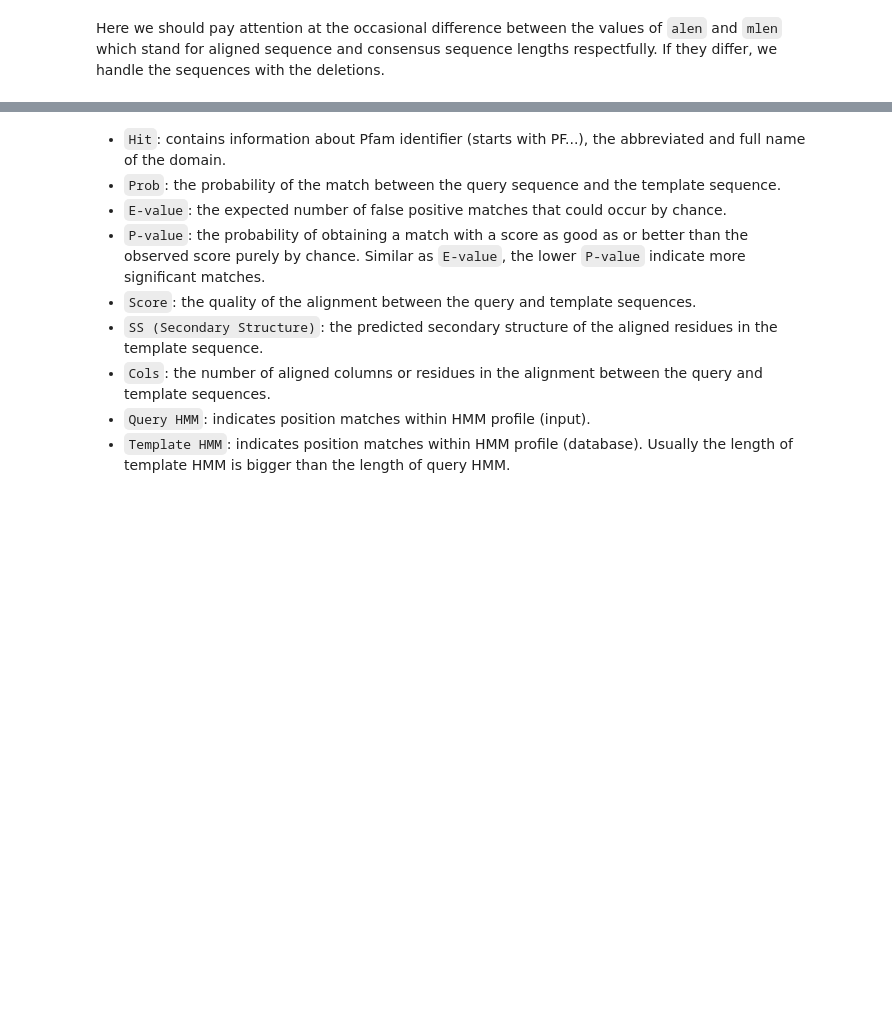
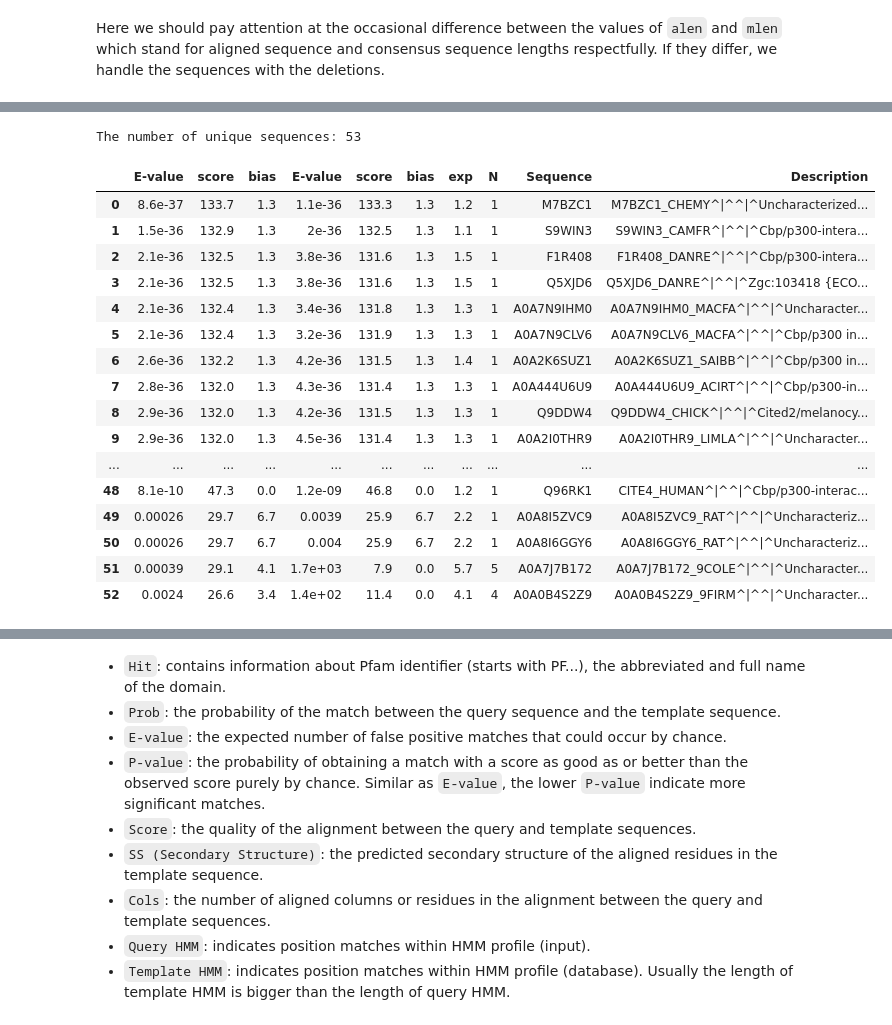
Before and after one commit to AlyaHarvelle/HMMER, a Jupyter notebook: HMM.ipynb, the cells around one changed output, grey strips where cells are left out. Drawn from its saved outputs; the diff is of its cells as text; code cells hidden in the pictures; blank space fills up the shorter version.

```diff
--- a/HMM.ipynb
+++ b/HMM.ipynb
@@ -139,0 +150,24 @@ Q8IW19_2.hmm                                  100%   29KB   6.6MB/s   00:00
+# %%
+# Make a dataframe with the statistics of the RP 15%
+stats_rp_15 = process_hmmsearch_file(f"{local_path}/results/hmms/hmmsearch/hmmsearch_rp_15_{q_id}_{i}.txt")
+stats_rp_15.to_csv(f"{local_path}/results/hmms/hmmsearch/stats/stats_rp_15_{q_id}_{i}.csv")
+stats_rp_15
+# %% [output]
+The number of unique sequences: 53
+|  | E-value | score | bias | E-value | score | bias | exp | N | Sequence | Description |
+| 0 | 8.6e-37 | 133.7 | 1.3 | 1.1e-36 | 133.3 | 1.3 | 1.2 | 1 | M7BZC1 | M7BZC1_CHEMY^|^^|^Uncharacterized... |
+| 1 | 1.5e-36 | 132.9 | 1.3 | 2e-36 | 132.5 | 1.3 | 1.1 | 1 | S9WIN3 | S9WIN3_CAMFR^|^^|^Cbp/p300-intera... |
+| 2 | 2.1e-36 | 132.5 | 1.3 | 3.8e-36 | 131.6 | 1.3 | 1.5 | 1 | F1R408 | F1R408_DANRE^|^^|^Cbp/p300-intera... |
+| 3 | 2.1e-36 | 132.5 | 1.3 | 3.8e-36 | 131.6 | 1.3 | 1.5 | 1 | Q5XJD6 | Q5XJD6_DANRE^|^^|^Zgc:103418 {ECO... |
+| 4 | 2.1e-36 | 132.4 | 1.3 | 3.4e-36 | 131.8 | 1.3 | 1.3 | 1 | A0A7N9IHM0 | A0A7N9IHM0_MACFA^|^^|^Uncharacter... |
+| 5 | 2.1e-36 | 132.4 | 1.3 | 3.2e-36 | 131.9 | 1.3 | 1.3 | 1 | A0A7N9CLV6 | A0A7N9CLV6_MACFA^|^^|^Cbp/p300 in... |
+| 6 | 2.6e-36 | 132.2 | 1.3 | 4.2e-36 | 131.5 | 1.3 | 1.4 | 1 | A0A2K6SUZ1 | A0A2K6SUZ1_SAIBB^|^^|^Cbp/p300 in... |
+| 7 | 2.8e-36 | 132.0 | 1.3 | 4.3e-36 | 131.4 | 1.3 | 1.3 | 1 | A0A444U6U9 | A0A444U6U9_ACIRT^|^^|^Cbp/p300-in... |
+| 8 | 2.9e-36 | 132.0 | 1.3 | 4.2e-36 | 131.5 | 1.3 | 1.3 | 1 | Q9DDW4 | Q9DDW4_CHICK^|^^|^Cited2/melanocy... |
+| 9 | 2.9e-36 | 132.0 | 1.3 | 4.5e-36 | 131.4 | 1.3 | 1.3 | 1 | A0A2I0THR9 | A0A2I0THR9_LIMLA^|^^|^Uncharacter... |
+| ... | ... | ... | ... | ... | ... | ... | ... | ... | ... | ... |
+| 48 | 8.1e-10 | 47.3 | 0.0 | 1.2e-09 | 46.8 | 0.0 | 1.2 | 1 | Q96RK1 | CITE4_HUMAN^|^^|^Cbp/p300-interac... |
+| 49 | 0.00026 | 29.7 | 6.7 | 0.0039 | 25.9 | 6.7 | 2.2 | 1 | A0A8I5ZVC9 | A0A8I5ZVC9_RAT^|^^|^Uncharacteriz... |
+| 50 | 0.00026 | 29.7 | 6.7 | 0.004 | 25.9 | 6.7 | 2.2 | 1 | A0A8I6GGY6 | A0A8I6GGY6_RAT^|^^|^Uncharacteriz... |
+| 51 | 0.00039 | 29.1 | 4.1 | 1.7e+03 | 7.9 | 0.0 | 5.7 | 5 | A0A7J7B172 | A0A7J7B172_9COLE^|^^|^Uncharacter... |
+| 52 | 0.0024 | 26.6 | 3.4 | 1.4e+02 | 11.4 | 0.0 | 4.1 | 4 | A0A0B4S2Z9 | A0A0B4S2Z9_9FIRM^|^^|^Uncharacter... |
```
Also changed, not shown: parts of 43 cells of this notebook.
